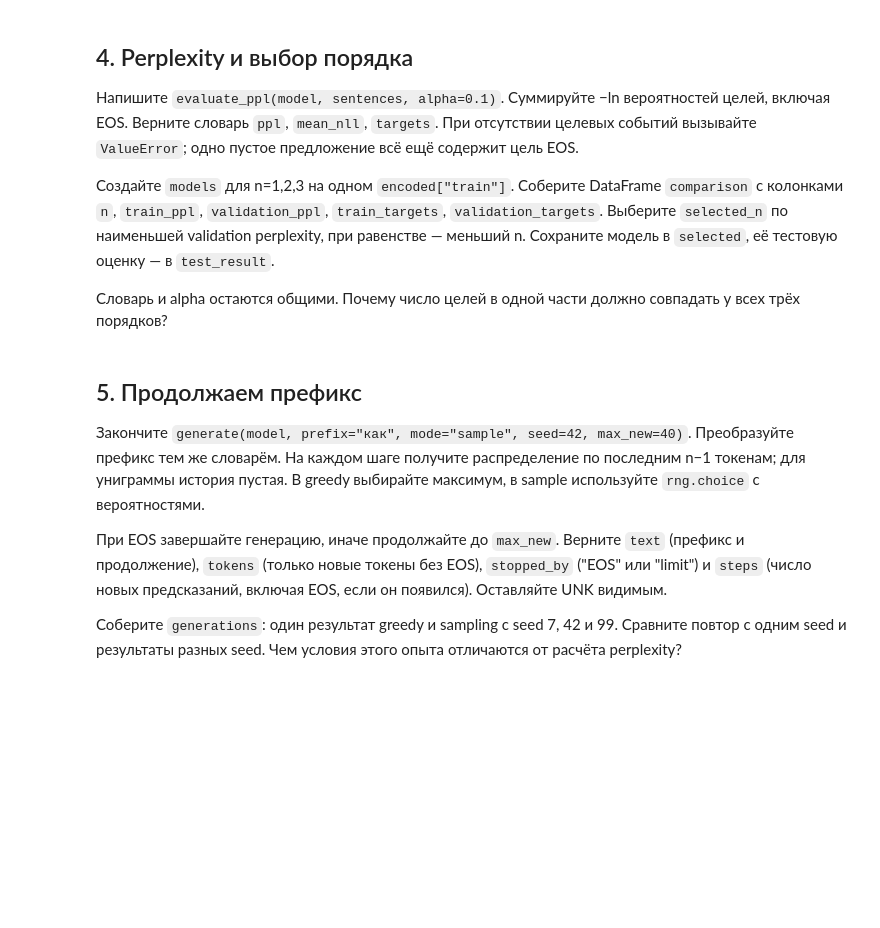
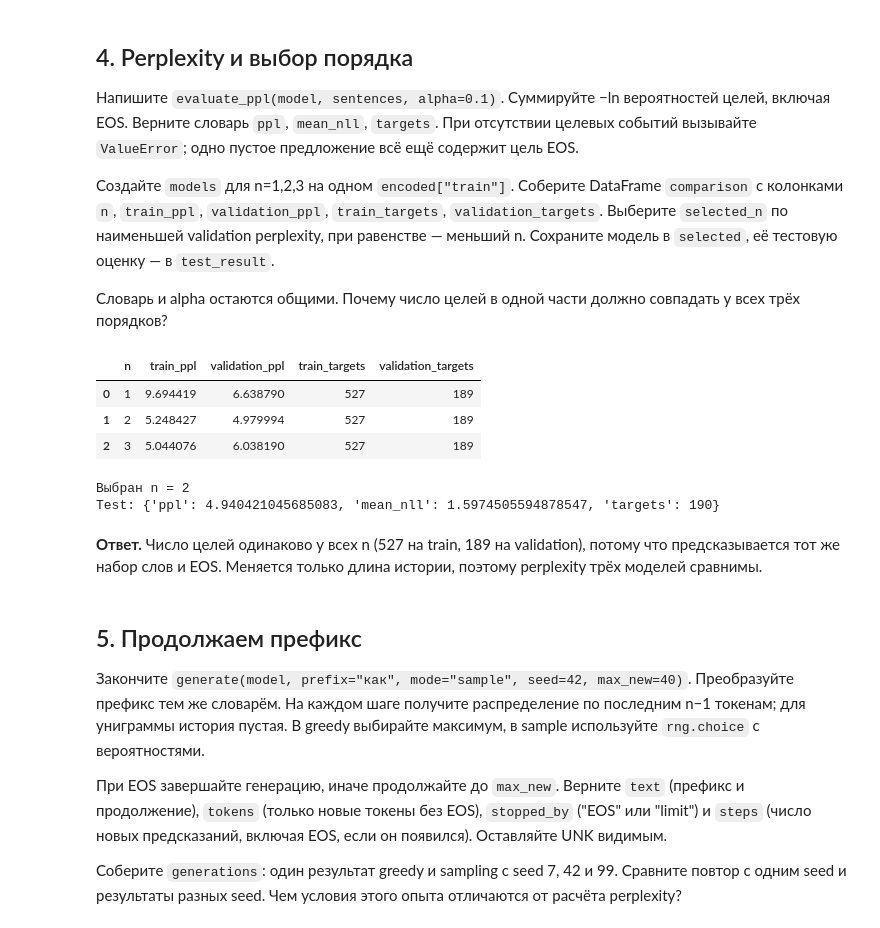
Before and after one commit to myDanik/ais, a Jupyter notebook: dist/student/L04/lab.ipynb, the cells around one changed output. Drawn from its saved outputs; the diff is of its cells as text; code cells hidden in the pictures; blank space fills up the shorter version.

```diff
--- a/dist/student/L04/lab.ipynb
+++ b/dist/student/L04/lab.ipynb
@@ -116,16 +225,64 @@ assert np.allclose(distribution(toy_model, ("невстречавшаяся_ис
 # %%
 def evaluate_ppl(model, sentences, alpha=0.1):
     # Ваш код
-    raise NotImplementedError
+    total_nll = 0.0
+    targets = 0
+    for sentence in sentences:
+        for history, target in events(sentence, model["n"]):
+            p = probability(model, history, target, alpha)
+            total_nll += -math.log(p)
+            targets += 1
+
+    if targets == 0:
+        raise ValueError("нет целевых событий")
+
+    mean_nll = total_nll / targets
+    return {"ppl": math.exp(mean_nll), "mean_nll": mean_nll, "targets": targets}
 
 # Ваш код
-raise NotImplementedError
+models = {}
+rows = []
+for n in [1, 2, 3]:
+    model = fit_model(encoded["train"], n, vocab)
+    models[n] = model
+    train_result = evaluate_ppl(model, encoded["train"])
+    validation_result = evaluate_ppl(model, encoded["validation"])
+    rows.append({
+        "n": n,
+        "train_ppl": train_result["ppl"],
+        "validation_ppl": validation_result["ppl"],
+        "train_targets": train_result["targets"],
+        "validation_targets": validation_result["targets"],
+    })
+comparison = pd.DataFrame(rows)
+display(comparison)
+
+selected_n = None
+best_ppl = None
+for row in rows:
+    if best_ppl is None or row["validation_ppl"] < best_ppl:
+        best_ppl = row["validation_ppl"]
+        selected_n = row["n"]
+
+selected = models[selected_n]
+test_result = evaluate_ppl(selected, encoded["test"])
+print("Выбран n =", selected_n)
+print("Test:", test_result)
+# %% [output]
+|  | n | train_ppl | validation_ppl | train_targets | validation_targets |
+| 0 | 1 | 9.694419 | 6.638790 | 527 | 189 |
+| 1 | 2 | 5.248427 | 4.979994 | 527 | 189 |
+| 2 | 3 | 5.044076 | 6.038190 | 527 | 189 |
+Выбран n = 2
+Test: {'ppl': 4.940421045685083, 'mean_nll': 1.5974505594878547, 'targets': 190}
 # %%
 assert comparison["train_targets"].nunique() == comparison["validation_targets"].nunique() == 1
 assert test_result["targets"] == sum(len(s)+1 for s in encoded["test"])
 assert math.isfinite(test_result["ppl"]) and test_result["ppl"] >= 1
 assert evaluate_ppl(selected, [[]])["targets"] == 1
 assert np.isclose(math.exp(-np.log([0.5, 0.25, 0.5]).mean()), 16**(1/3))
+# %% [markdown]
+**Ответ.** Число целей одинаково у всех n (527 на train, 189 на validation), потому что предсказывается тот же набор слов и EOS. Меняется только длина истории, поэтому perplexity трёх моделей сравнимы.
 # %% [markdown]
 ## 5. Продолжаем префикс
 
```
Also changed, not shown: parts of 12 cells of this notebook, 3 other files.
